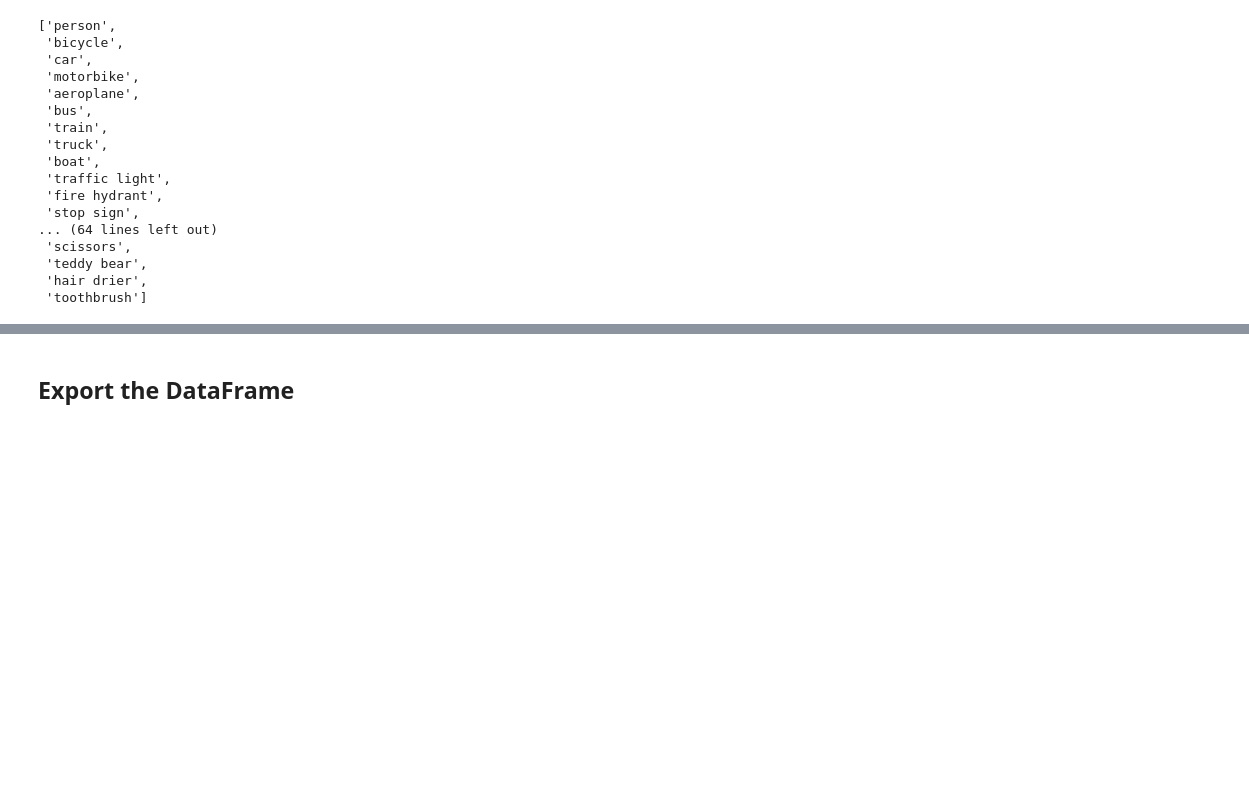
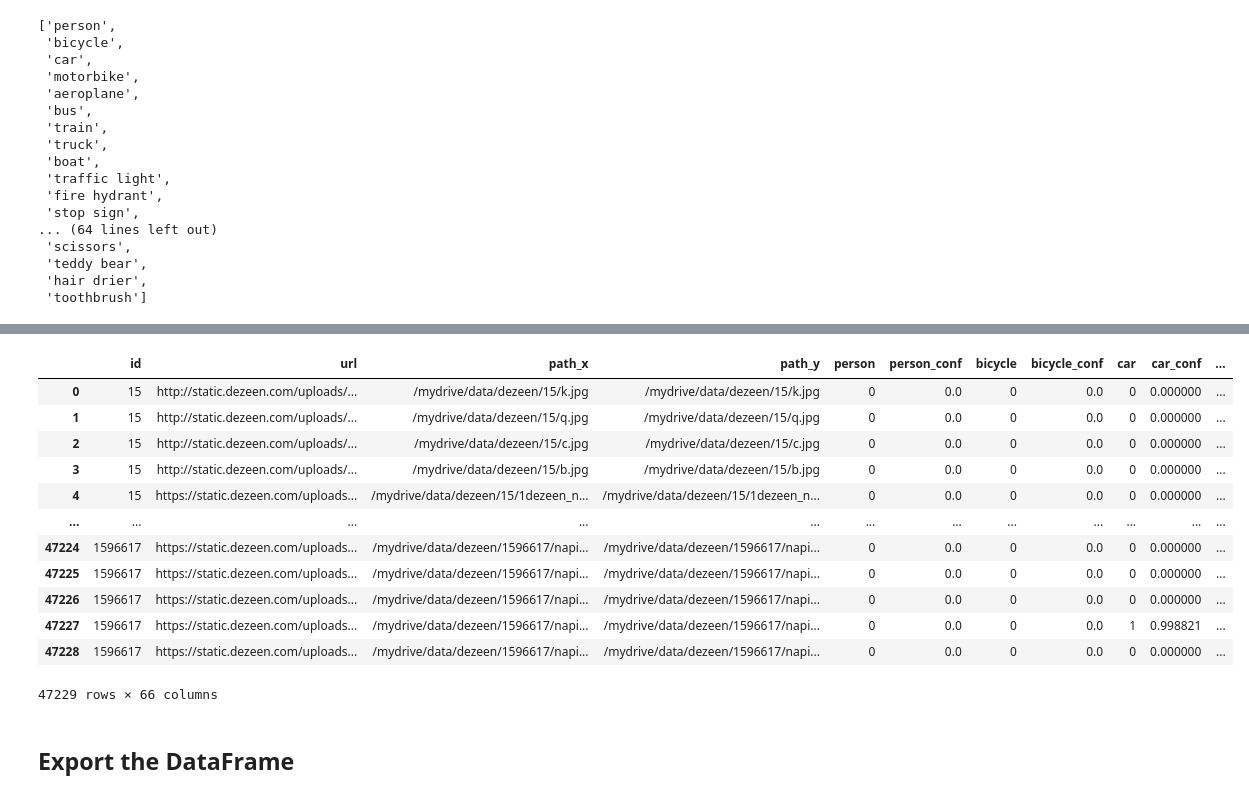
Before and after one commit to rickkk856/dezeenAI, a Jupyter notebook: 3_ObjectDetectionBasic.ipynb, the cells around one changed output, grey strips where cells are left out. Saved outputs shown, nothing was run; the diff lists cells and outputs as text; code cells hidden in the pictures; blank space fills up the shorter version.

```diff
--- a/3_ObjectDetectionBasic.ipynb
+++ b/3_ObjectDetectionBasic.ipynb
@@ -574,8 +589,23 @@ results_df
 # %%
-objects_df = df.merge(results_df, on='path', how='left')
+# objects_df = df.merge(results_df, on='path', how='left')
+objects_df = df.merge(results_df, left_index=True, right_index=True)
 objects_df.drop(['objects'], axis=1, inplace=True)
-objects_df.drop_duplicates(subset=['path', 'url'], inplace=True)
+# objects_df.drop_duplicates(subset=['path', 'url'], inplace=True)
 objects_df
+# %% [output]
+|  | id | url | path_x | path_y | person | person_conf | bicycle | bicycle_conf | car | car_conf | ... |
+| 0 | 15 | http://static.dezeen.com/uploads/... | /mydrive/data/dezeen/15/k.jpg | /mydrive/data/dezeen/15/k.jpg | 0 | 0.0 | 0 | 0.0 | 0 | 0.000000 | ... |
+| 1 | 15 | http://static.dezeen.com/uploads/... | /mydrive/data/dezeen/15/q.jpg | /mydrive/data/dezeen/15/q.jpg | 0 | 0.0 | 0 | 0.0 | 0 | 0.000000 | ... |
+| 2 | 15 | http://static.dezeen.com/uploads/... | /mydrive/data/dezeen/15/c.jpg | /mydrive/data/dezeen/15/c.jpg | 0 | 0.0 | 0 | 0.0 | 0 | 0.000000 | ... |
+| 3 | 15 | http://static.dezeen.com/uploads/... | /mydrive/data/dezeen/15/b.jpg | /mydrive/data/dezeen/15/b.jpg | 0 | 0.0 | 0 | 0.0 | 0 | 0.000000 | ... |
+| 4 | 15 | https://static.dezeen.com/uploads... | /mydrive/data/dezeen/15/1dezeen_n... | /mydrive/data/dezeen/15/1dezeen_n... | 0 | 0.0 | 0 | 0.0 | 0 | 0.000000 | ... |
+| ... | ... | ... | ... | ... | ... | ... | ... | ... | ... | ... | ... |
+| 47224 | 1596617 | https://static.dezeen.com/uploads... | /mydrive/data/dezeen/1596617/napi... | /mydrive/data/dezeen/1596617/napi... | 0 | 0.0 | 0 | 0.0 | 0 | 0.000000 | ... |
+| 47225 | 1596617 | https://static.dezeen.com/uploads... | /mydrive/data/dezeen/1596617/napi... | /mydrive/data/dezeen/1596617/napi... | 0 | 0.0 | 0 | 0.0 | 0 | 0.000000 | ... |
+| 47226 | 1596617 | https://static.dezeen.com/uploads... | /mydrive/data/dezeen/1596617/napi... | /mydrive/data/dezeen/1596617/napi... | 0 | 0.0 | 0 | 0.0 | 0 | 0.000000 | ... |
+| 47227 | 1596617 | https://static.dezeen.com/uploads... | /mydrive/data/dezeen/1596617/napi... | /mydrive/data/dezeen/1596617/napi... | 0 | 0.0 | 0 | 0.0 | 1 | 0.998821 | ... |
+| 47228 | 1596617 | https://static.dezeen.com/uploads... | /mydrive/data/dezeen/1596617/napi... | /mydrive/data/dezeen/1596617/napi... | 0 | 0.0 | 0 | 0.0 | 0 | 0.000000 | ... |
+47229 rows × 66 columns
 # %% [markdown]
 ## Export the DataFrame
 # %%
```
Also changed, not shown: parts of 18 cells of this notebook, 1 other file.
